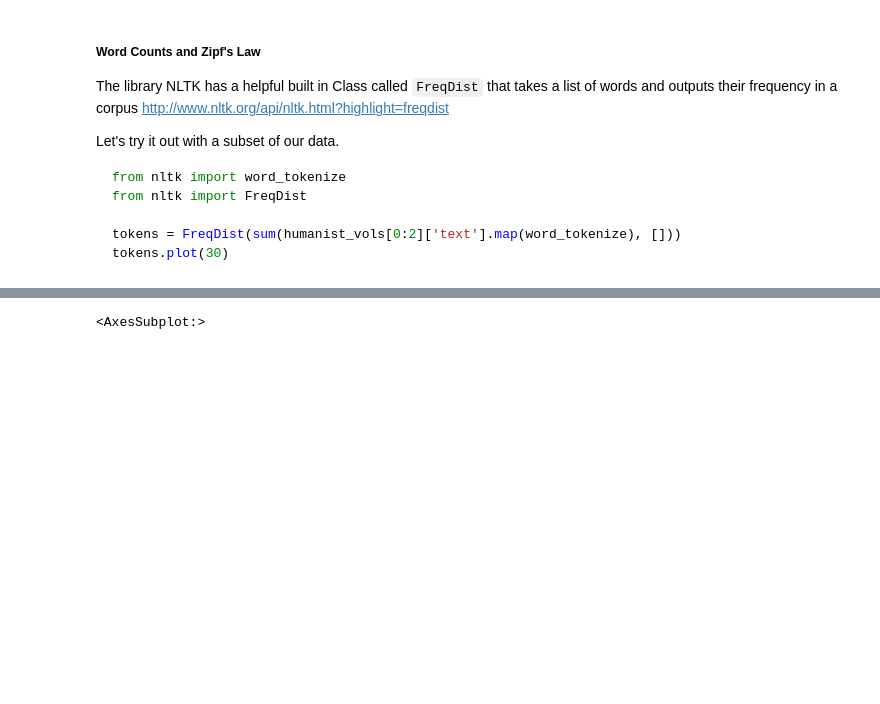
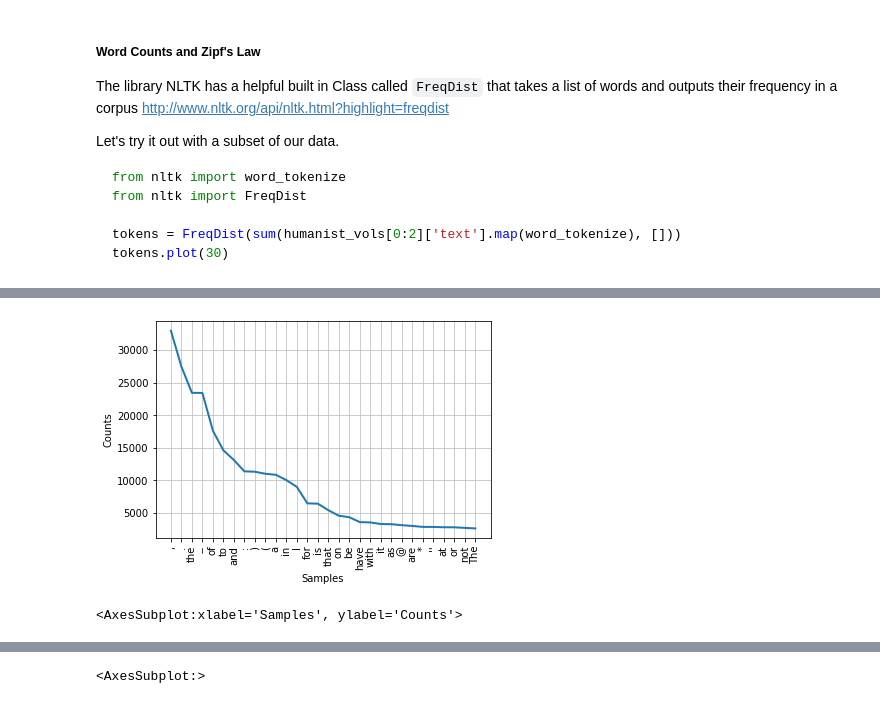
Before and after one commit to ZoeLeBlanc/visualizing_humanities_data_workshop, a Jupyter notebook: Introduction to the Grammar of Graphics and Text Analysis.ipynb, the cells around one changed output, grey strips where cells are left out. Saved outputs shown, nothing was run; the diff lists cells and outputs as text; code cells hidden in the pictures; blank space fills up the shorter version.

````diff
--- a/Introduction to the Grammar of Graphics and Text Analysis.ipynb
+++ b/Introduction to the Grammar of Graphics and Text Analysis.ipynb
@@ -298,3 +323,11 @@ tokens.plot(30)
 ```
 # %%
 ### Copy code here
+import nltk
+nltk.download('punkt')
+from nltk import word_tokenize
+from nltk import FreqDist
+
+tokens = FreqDist(sum(humanist_vols[0:2]['text'].map(word_tokenize), []))
+tokens.plot(30)
+# %% [output]
@@ -301,3 +336,5 @@ tokens.plot(30)
+[figure, added]
+<AxesSubplot:xlabel='Samples', ylabel='Counts'>
 # %% [markdown]
 We should get a graph that looks like this:
 ![counts](images/counts.png).
````
Also changed, not shown: parts of 13 cells of this notebook, 1 other file.
